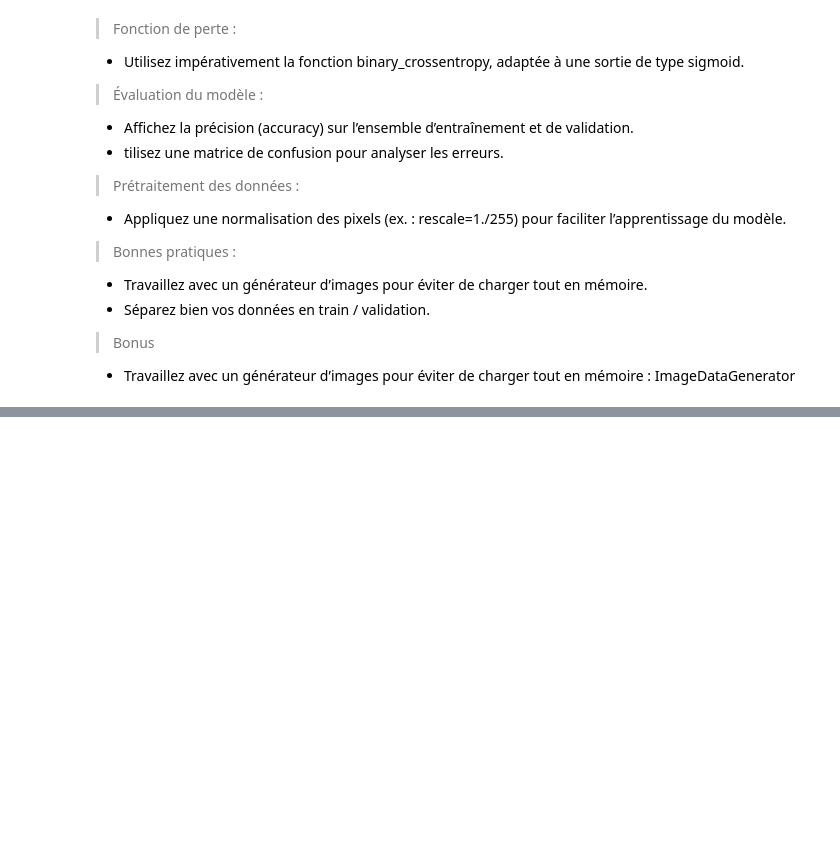
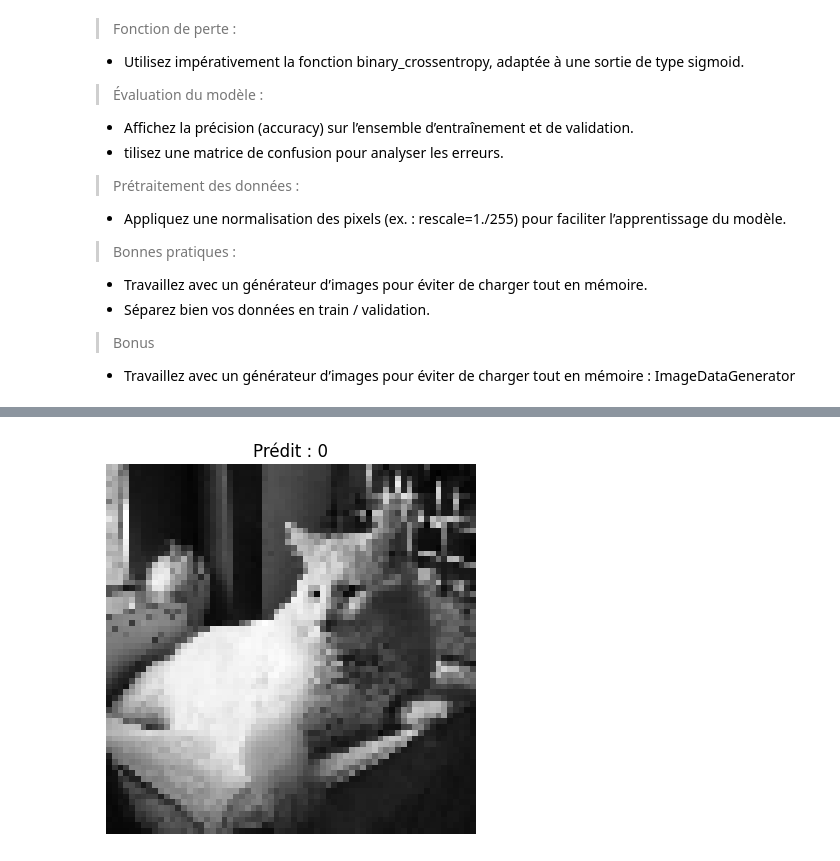
Before and after one commit to elvis-messiaen/dog_cat_deep_learning, a Jupyter notebook: challenge_dogs_cats.ipynb, the cells around one changed output, grey strips where cells are left out. Cells and saved outputs as stored; diff of their text form; code cells hidden in the pictures; blank space fills up the shorter version.

```diff
--- a/challenge_dogs_cats.ipynb
+++ b/challenge_dogs_cats.ipynb
@@ -29,3 +29,14 @@ Les images des animaux se trouvent dans `data/pets`.
 - Séparez bien vos données en train / validation.
 > Bonus
 - Travaillez avec un générateur d’images pour éviter de charger tout en mémoire : ImageDataGenerator
+# %%
+import os
+import numpy as np
+import tensorflow as tf
+from tensorflow.keras import layers, models
+import matplotlib.pyplot as plt
+import cv2
+
+np.set_printoptions(linewidth=np.inf)
+np.set_printoptions(edgeitems=30)
+image_resize = 64
@@ -31,0 +138,9 @@ Les images des animaux se trouvent dans `data/pets`.
+# %%
+X_train = X_train.astype('float32')
+X_test = X_test.astype('float32')
+
+X_train /= 255.0
+X_test /= 255.0
+
+X_train = X_train.reshape(X_train.shape[0], image_resize * image_resize)
+X_test = X_test.reshape(X_test.shape[0], image_resize * image_resize)
@@ -31,0 +219,7 @@ Les images des animaux se trouvent dans `data/pets`.
+# %%
+img_to_predict = 456
+plt.imshow(X_test[img_to_predict].reshape(64, 64), cmap="gray", vmin=0, vmax=1)
+plt.title(f"Prédit : {model.predict(X_test[[img_to_predict]]).argmax()}")
+plt.axis('off')
+plt.show()
+# %% [output]
@@ -31,0 +227 @@ Les images des animaux se trouvent dans `data/pets`.
+[figure, added]
```
Also changed, not shown: parts of 16 cells of this notebook, 39 other files.
